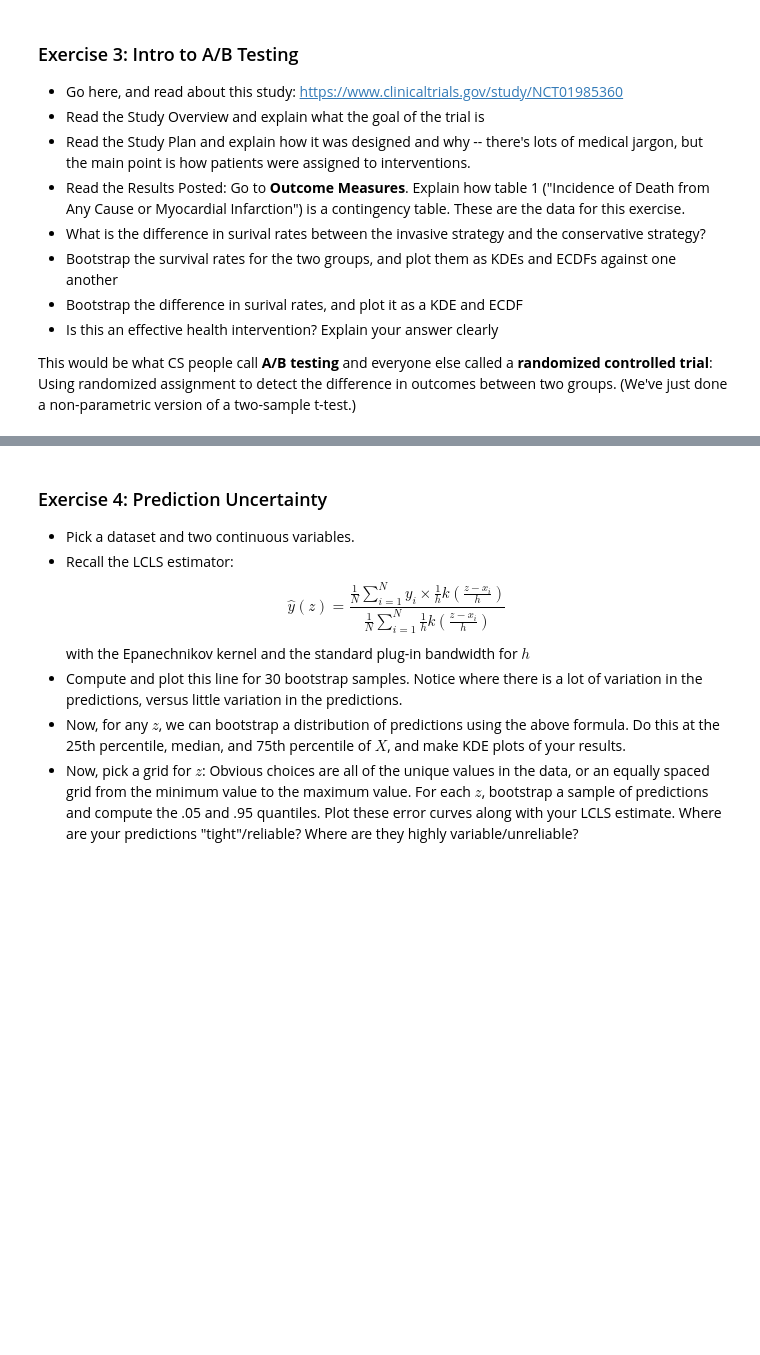
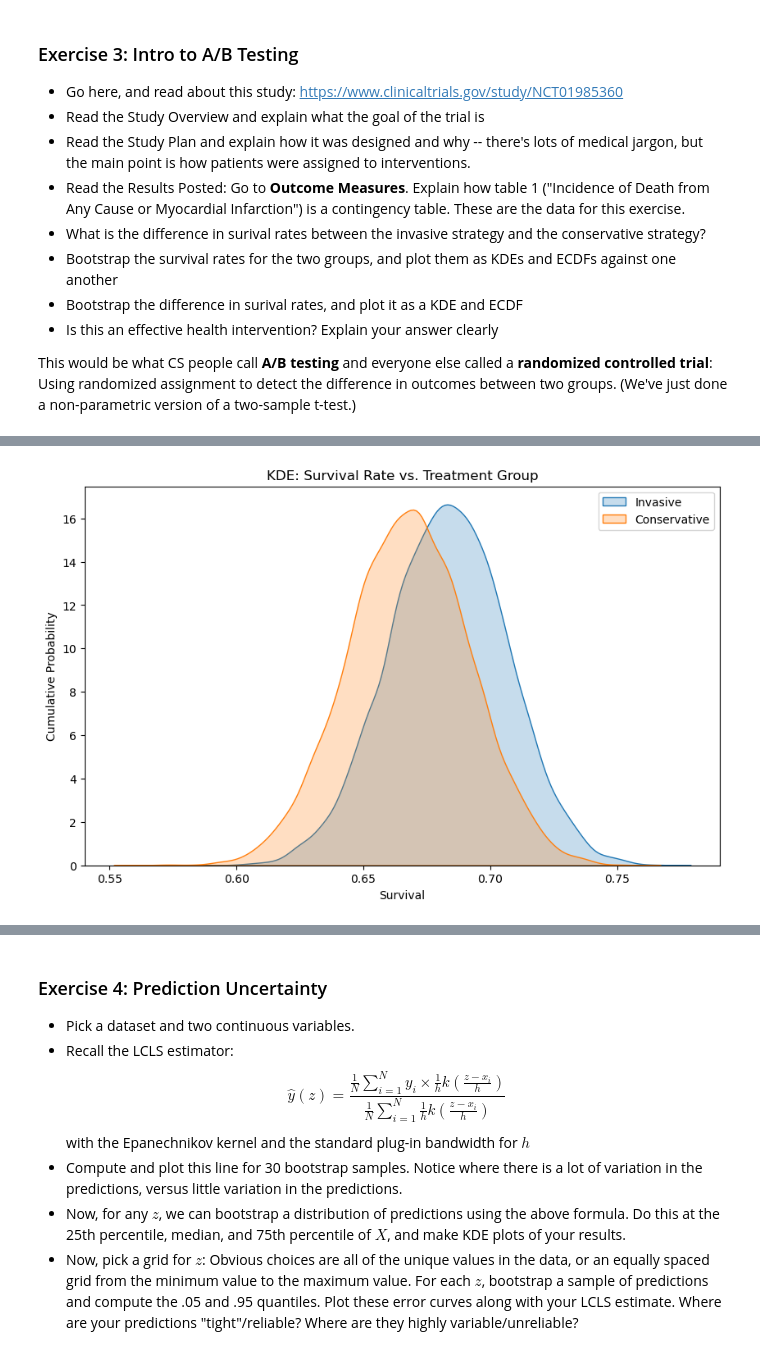
Before and after one commit to JamesSweatIII/assignment4ds5030, a Jupyter notebook: assignment_4.ipynb, the cells around one changed output, grey strips where cells are left out. Saved outputs shown, nothing was run; the diff lists cells and outputs as text; code cells hidden in the pictures; blank space fills up the shorter version.

```diff
--- a/assignment_4.ipynb
+++ b/assignment_4.ipynb
@@ -143,0 +154,35 @@ This would be what CS people call **A/B testing** and everyone else called a **r
+# %%
+## Bootstrapped survival rate for invasive group
+rng = np.random.default_rng(123)
+
+n_inv = 388
+obs_inv = np.array([1]*123 + [0]*(n_inv-123))
+
+K = 10000
+survival_rates_inv = np.empty(K)
+for i in range(K):
+    samp = rng.choice(obs_inv, size=n_inv, replace=True)
+    survival_rates_inv[i] = 1-samp.mean()
+# %%
+## Bootstrapped survival rate for conservative group
+rng = np.random.default_rng(129)
+
+n_con = 389
+obs_con = np.array([1]*129 + [0]*(n_inv-129))
+
+K = 10000
+survival_rates_con = np.empty(K)
+for i in range(K):
+    samp = rng.choice(obs_con, size=n_con, replace=True)
+    survival_rates_con[i] = 1-samp.mean()
+# %%
+plt.figure(figsize=(10,6))
+sns.kdeplot(survival_rates_inv, fill=True, label='Invasive')
+sns.kdeplot(survival_rates_con, fill=True, label='Conservative')
+plt.title('KDE: Survival Rate vs. Treatment Group')
+plt.xlabel('Survival')
+plt.ylabel('Cumulative Probability')
+plt.legend()
+plt.show()
+# %% [output]
+[figure, added]
```
Also changed, not shown: parts of 5 cells of this notebook.
